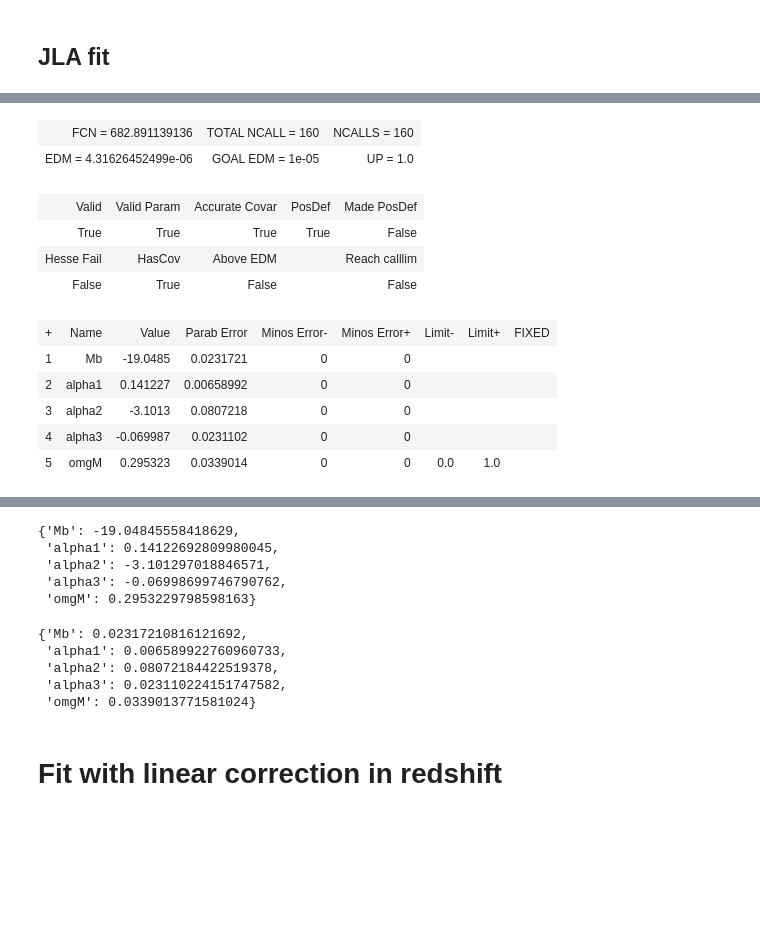
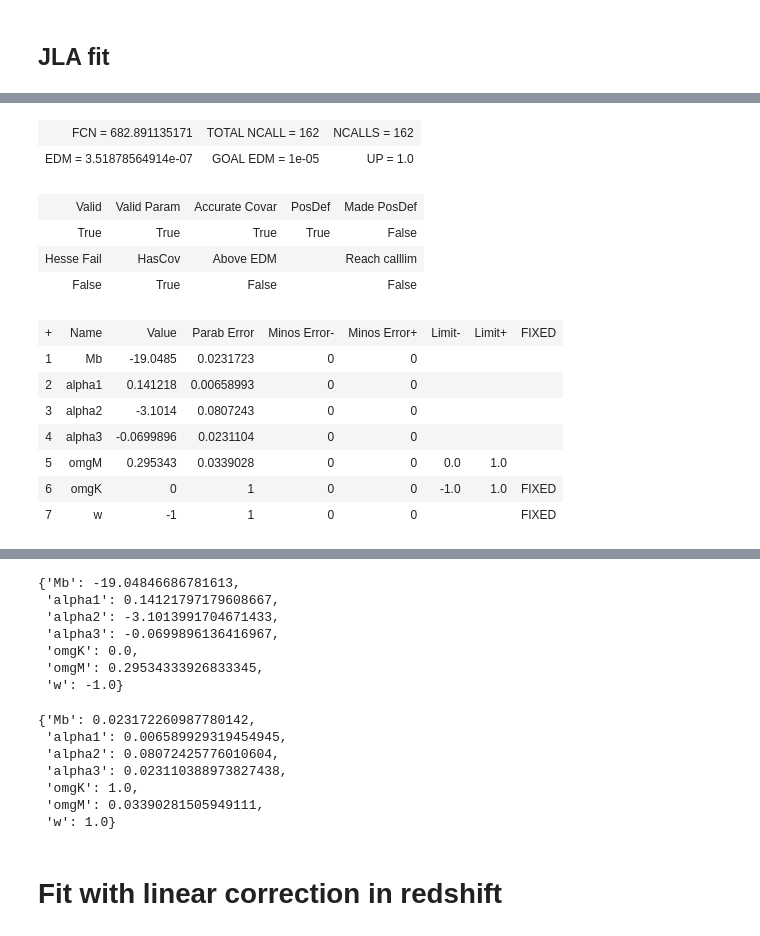
Before and after one commit to FlMondon/forecast_SN_GW, a Jupyter notebook: Notebooks/Fit jla SnIa.ipynb, the cells around one changed output, grey strips where cells are left out. Saved outputs shown, nothing was run; the diff lists cells and outputs as text; code cells hidden in the pictures; blank space fills up the shorter version.

```diff
--- a/Notebooks/Fit jla SnIa.ipynb
+++ b/Notebooks/Fit jla SnIa.ipynb
@@ -34,7 +34,7 @@ mass = np.zeros_like(d_X['3rdvar'].values)
 for i, m in enumerate(d_X['3rdvar'].values):
     if m > 10:
         mass[i] = -1.
-X = np.array([d_X['mb'].values, d_X['x1'].values, d_X['color'].values, mass])
+X_jla = np.array([d_X['mb'].values, d_X['x1'].values, d_X['color'].values, mass])
 
 d_sigma = pd.read_csv(data_path+'Data/covmat/sigma_mu.txt', sep=' ')
 S = np.array([d_sigma['#sigma_coh'].values, d_sigma['#sigma_lens'].values,
@@ -43,38 +43,44 @@ S = S.T
 # %% [markdown]
 ## JLA fit
 # %%
-g = get_hubblefit(X.T, covX, d_X['zcmb'].values, d_X['zcmb'].values, S[:, 0], S[:, 1])
+g_jla = get_hubblefit(X_jla.T, covX, d_X['zcmb'].values, d_X['zcmb'].values, S[:, 0], S[:, 1])
 # %%
-g.fit()
-g.minuit.values
+g_jla.fit()
+g_jla.minuit.values
 # %% [output]
 [interactive output not drawn]
-| FCN = 682.891139136 | TOTAL NCALL = 160 | NCALLS = 160 |
-| EDM = 4.31626452499e-06 | GOAL EDM = 1e-05 | UP = 1.0 |
+| FCN = 682.891135171 | TOTAL NCALL = 162 | NCALLS = 162 |
+| EDM = 3.51878564914e-07 | GOAL EDM = 1e-05 | UP = 1.0 |
 | Valid | Valid Param | Accurate Covar | PosDef | Made PosDef |
 | True | True | True | True | False |
 | Hesse Fail | HasCov | Above EDM |  | Reach calllim |
 | False | True | False |  | False |
 | + | Name | Value | Parab Error | Minos Error- | Minos Error+ | Limit- | Limit+ | FIXED |
-| 1 | Mb | -19.0485 | 0.0231721 | 0 | 0 |  |  |  |
-| 2 | alpha1 | 0.141227 | 0.00658992 | 0 | 0 |  |  |  |
-| 3 | alpha2 | -3.1013 | 0.0807218 | 0 | 0 |  |  |  |
-| 4 | alpha3 | -0.069987 | 0.0231102 | 0 | 0 |  |  |  |
-| 5 | omgM | 0.295323 | 0.0339014 | 0 | 0 | 0.0 | 1.0 |  |
+| 1 | Mb | -19.0485 | 0.0231723 | 0 | 0 |  |  |  |
+| 2 | alpha1 | 0.141218 | 0.00658993 | 0 | 0 |  |  |  |
+| 3 | alpha2 | -3.1014 | 0.0807243 | 0 | 0 |  |  |  |
+| 4 | alpha3 | -0.0699896 | 0.0231104 | 0 | 0 |  |  |  |
+| 5 | omgM | 0.295343 | 0.0339028 | 0 | 0 | 0.0 | 1.0 |  |
+| 6 | omgK | 0 | 1 | 0 | 0 | -1.0 | 1.0 | FIXED |
+| 7 | w | -1 | 1 | 0 | 0 |  |  | FIXED |
 [interactive output not drawn]
-{'Mb': -19.04845558418629,
- 'alpha1': 0.14122692809980045,
- 'alpha2': -3.101297018846571,
- 'alpha3': -0.06998699746790762,
- 'omgM': 0.2953229798598163}
+{'Mb': -19.04846686781613,
+ 'alpha1': 0.14121797179608667,
+ 'alpha2': -3.1013991704671433,
+ 'alpha3': -0.0699896136416967,
+ 'omgK': 0.0,
+ 'omgM': 0.29534333926833345,
+ 'w': -1.0}
 # %%
-g.minuit.errors
+g_jla.minuit.errors
 # %% [output]
-{'Mb': 0.02317210816121692,
- 'alpha1': 0.006589922760960733,
- 'alpha2': 0.08072184422519378,
- 'alpha3': 0.023110224151747582,
- 'omgM': 0.0339013771581024}
+{'Mb': 0.023172260987780142,
+ 'alpha1': 0.006589929319454945,
+ 'alpha2': 0.08072425776010604,
+ 'alpha3': 0.023110388973827438,
+ 'omgK': 1.0,
+ 'omgM': 0.03390281505949111,
+ 'w': 1.0}
 # %% [markdown]
 # Fit with linear correction in redshift
 # %% [markdown]
```
Also changed, not shown: parts of 26 cells of this notebook, 1 other file.
